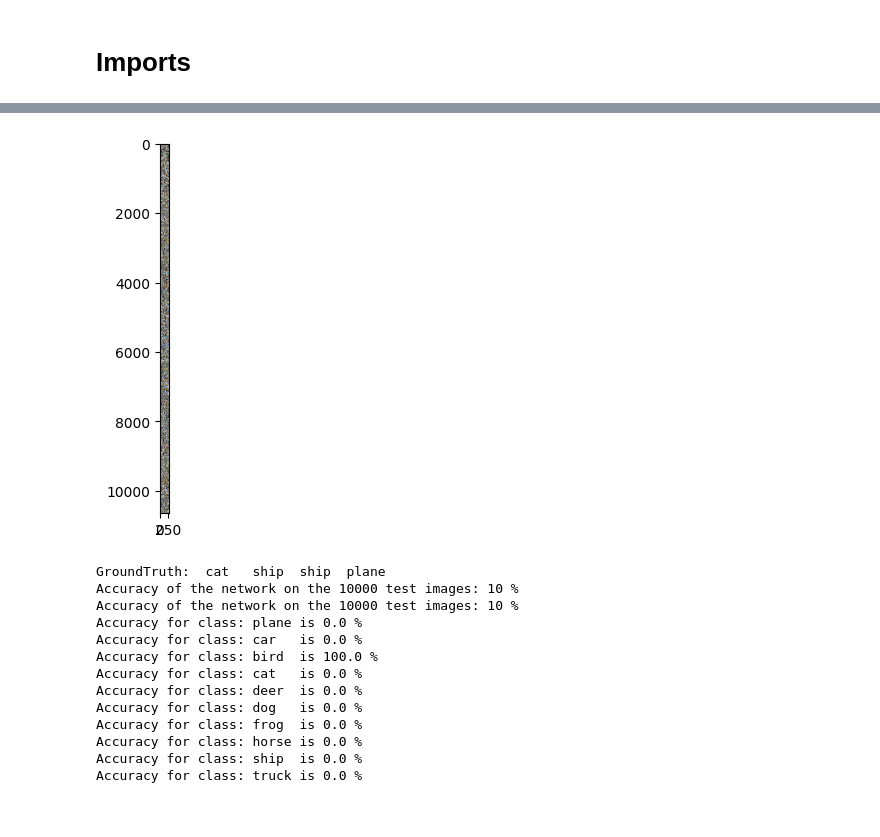
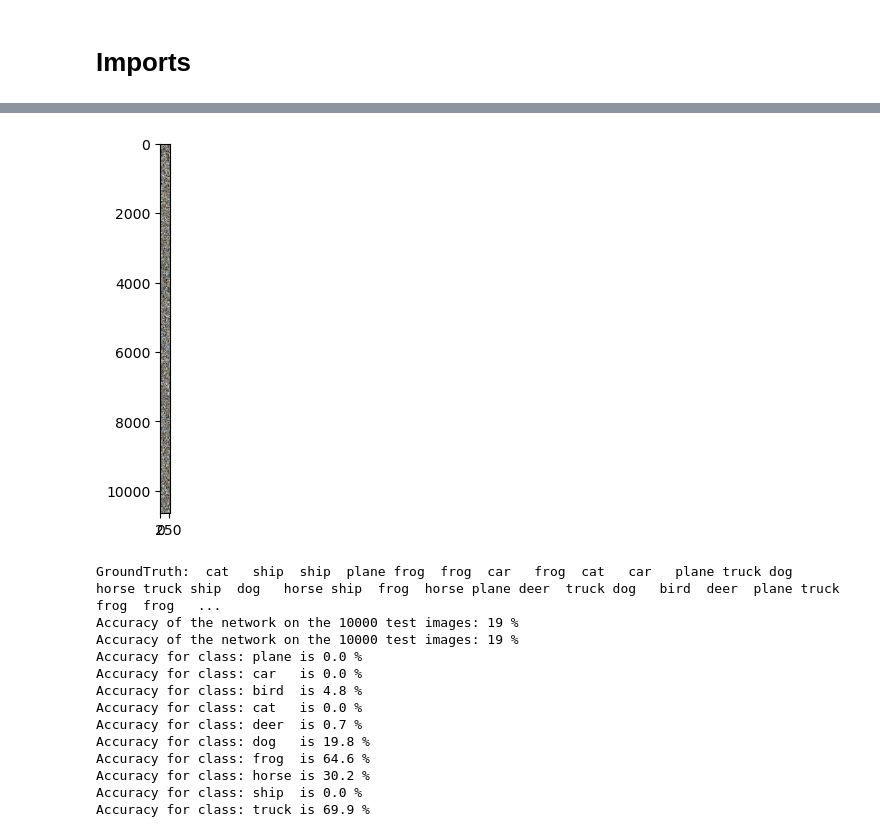
Before and after one commit to Starkillxr/AINT515, a Jupyter notebook: src/task_2.ipynb, the cells around one changed output, grey strips where cells are left out. Cells and saved outputs as stored; diff of their text form; code cells hidden in the pictures.

```diff
--- a/src/task_2.ipynb
+++ b/src/task_2.ipynb
@@ -27,7 +33,6 @@ def imshow(img):
 train_transforms = transforms.Compose([
                             transforms.ToTensor(),
                             transforms.Normalize((0.5, 0.5, 0.5), (0.5, 0.5, 0.5)),
-                            transforms.RandomErasing(0.2),
                                     ])
 
 test_transforms = transforms.Compose([
@@ -44,11 +49,11 @@ testset = datasets.CIFAR10(root='./data', train=False,
 #Data Loaders
 batch_size = 2500
 
-trainloader = data.DataLoader(trainset, batch_size=batch_size,
+trainloader = torch.utils.data.DataLoader(trainset, batch_size=batch_size,
                                         shuffle=True, pin_memory=True)
 
 
-testloader = data.DataLoader(testset, batch_size=batch_size,
+testloader = torch.utils.data.DataLoader(testset, batch_size=batch_size,
                                         shuffle=False, pin_memory=True)
 
 
@@ -69,36 +74,30 @@ optimizer = torch.optim.Adam(model.parameters(), lr = 0.001, betas= (0.9, 0.999)
 
 torch.backends.cudnn.benchmark = True
 
-for epoch in range(4):  # loop over the dataset multiple times
-    running_loss = 0.0
+for epoch in range(4):
+    total_correct = 0
+    total_loss = 0
     for i, data in enumerate(trainloader, 0):
-        # get the inputs; data is a list of [inputs, labels]
+
+        #get the inputs
         inputs, labels = data[0].to(device), data[1].to(device)
-        # zero the parameter gradients
-        for param in model.parameters():
-            param.grid = None
-
-        # forward + backward + optimize
         outputs = model(inputs).cuda()
-        loss = criterion(outputs, labels)
-        loss.cuda()
+        loss = F.cross_entropy(outputs,labels)
         loss.backward()
         optimizer.step()
 
-        # print statistics
-        running_loss += loss.item()
-        if i % 10 == 9:    # print every 2000 mini-batches
-                print(f'[{epoch + 1}, {i + 1:5d}] loss: {running_loss / 10 :.3f}')
-                running_loss = 0.0
+        total_loss += loss.item()
+        total_correct += outputs.argmax(dim=1).eq(labels).sum().item()
+    print('epoch:', epoch + 1, "total_correct:", total_correct, "loss:", total_loss)
+print("Training Complete")
 
-print('Finished Training')
 torch.save(model.state_dict(), PATH)
 
 dataiter = iter(testloader)
 images, labels = next(dataiter)
 
 imshow(torchvision.utils.make_grid(images))
-print('GroundTruth: ', ' '.join(f'{classes[labels[j]]:5s}' for j in range(4)))
+print('GroundTruth: ', ' '.join(f'{classes[labels[j]]:5s}' for j in range(batch_size)))
 
 correct = 0
 total = 0
@@ -118,7 +117,6 @@ print(f'Accuracy of the network on the 10000 test images: {100 * correct // tota
 correct_pred = {classname: 0 for classname in classes}
 total_pred = {classname: 0 for classname in classes}
 
-
 with torch.no_grad():
     for data in testloader:
         images, labels = data[0].to(device), data[1].to(device)
@@ -151,14 +145,14 @@ Finished Training
-[figure, old version]
+[figure, new version]
-GroundTruth:  cat   ship  ship  plane
-Accuracy of the network on the 10000 test images: 10 %
-Accuracy of the network on the 10000 test images: 10 %
+GroundTruth:  cat   ship  ship  plane frog  frog  car   frog  cat   car   plane truck dog   horse truck ship  dog   horse ship  frog  horse plane deer  truck dog   bird  deer  plane truck frog  frog   ...
+Accuracy of the network on the 10000 test images: 19 %
+Accuracy of the network on the 10000 test images: 19 %
 Accuracy for class: plane is 0.0 %
 Accuracy for class: car   is 0.0 %
-Accuracy for class: bird  is 100.0 %
+Accuracy for class: bird  is 4.8 %
 Accuracy for class: cat   is 0.0 %
-Accuracy for class: deer  is 0.0 %
-Accuracy for class: dog   is 0.0 %
-Accuracy for class: frog  is 0.0 %
-Accuracy for class: horse is 0.0 %
+Accuracy for class: deer  is 0.7 %
+Accuracy for class: dog   is 19.8 %
+Accuracy for class: frog  is 64.6 %
+Accuracy for class: horse is 30.2 %
 Accuracy for class: ship  is 0.0 %
-Accuracy for class: truck is 0.0 %
+Accuracy for class: truck is 69.9 %
```
Also changed, not shown: parts of 8 cells of this notebook, 11 other files.
